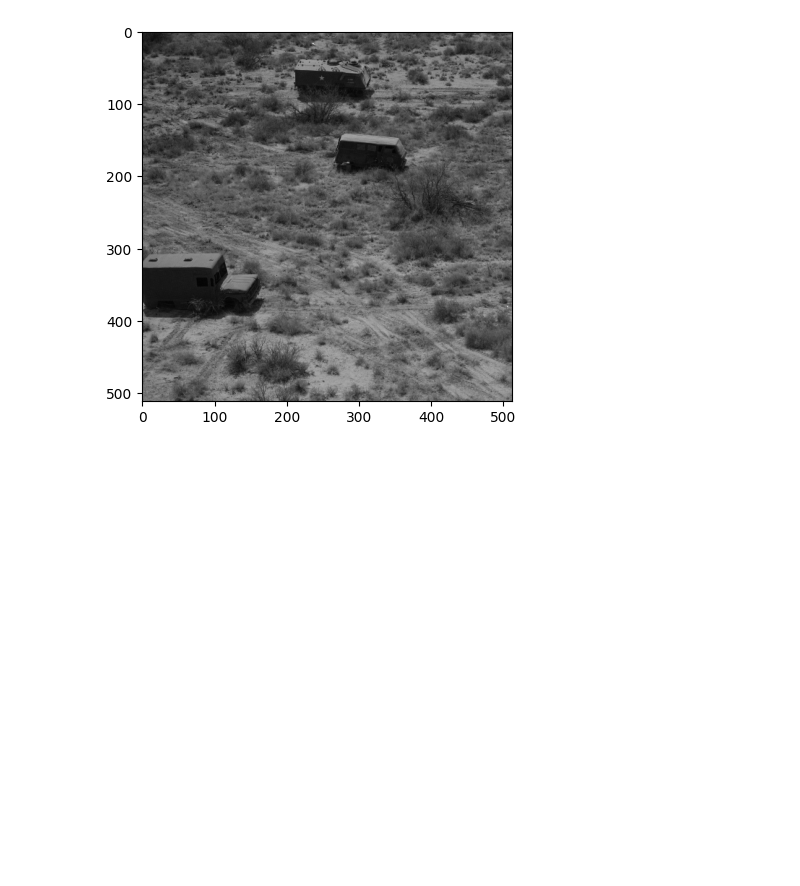
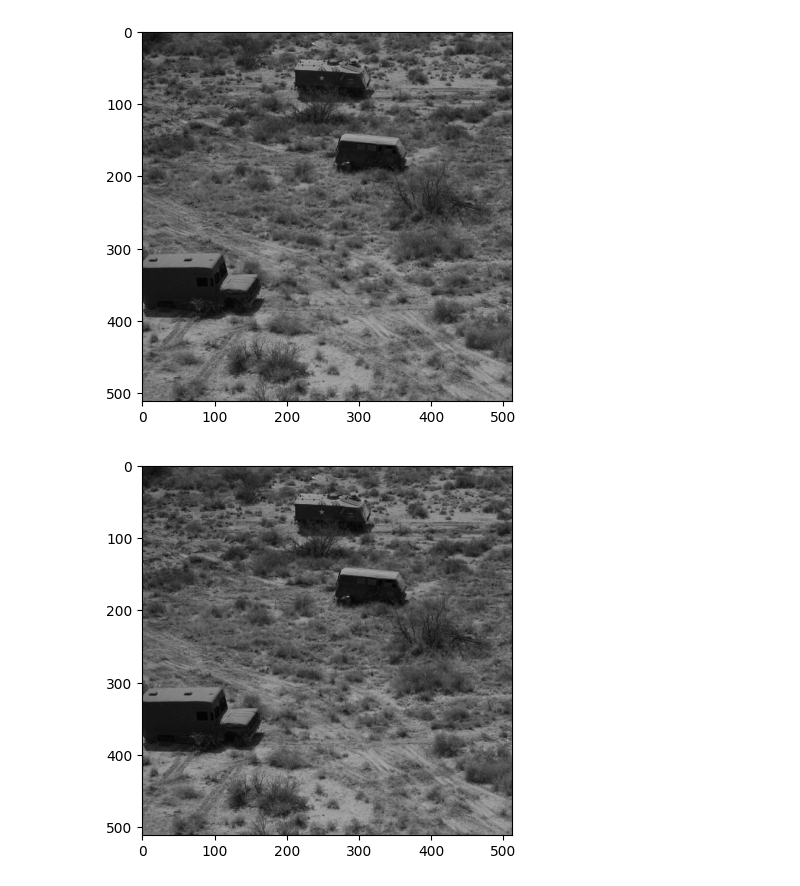
Before and after one commit to tomast1337/Image-Processing, a Jupyter notebook: aula3.ipynb, the cells around one changed output. Saved outputs shown, nothing was run; the diff lists cells and outputs as text; code cells hidden in the pictures; blank space fills up the shorter version.

```diff
--- a/aula3.ipynb
+++ b/aula3.ipynb
@@ -9,3 +9,10 @@ plt.imshow(image)
 plt.show()
 # %% [output]
 [figure]
+# %%
+gray = cv2.cvtColor(image, cv2.COLOR_BGR2GRAY)
+
+plt.imshow(gray, cmap='gray')
+plt.show()
+# %% [output]
+[figure, added]
```
Also changed, not shown: parts of 5 cells of this notebook.
